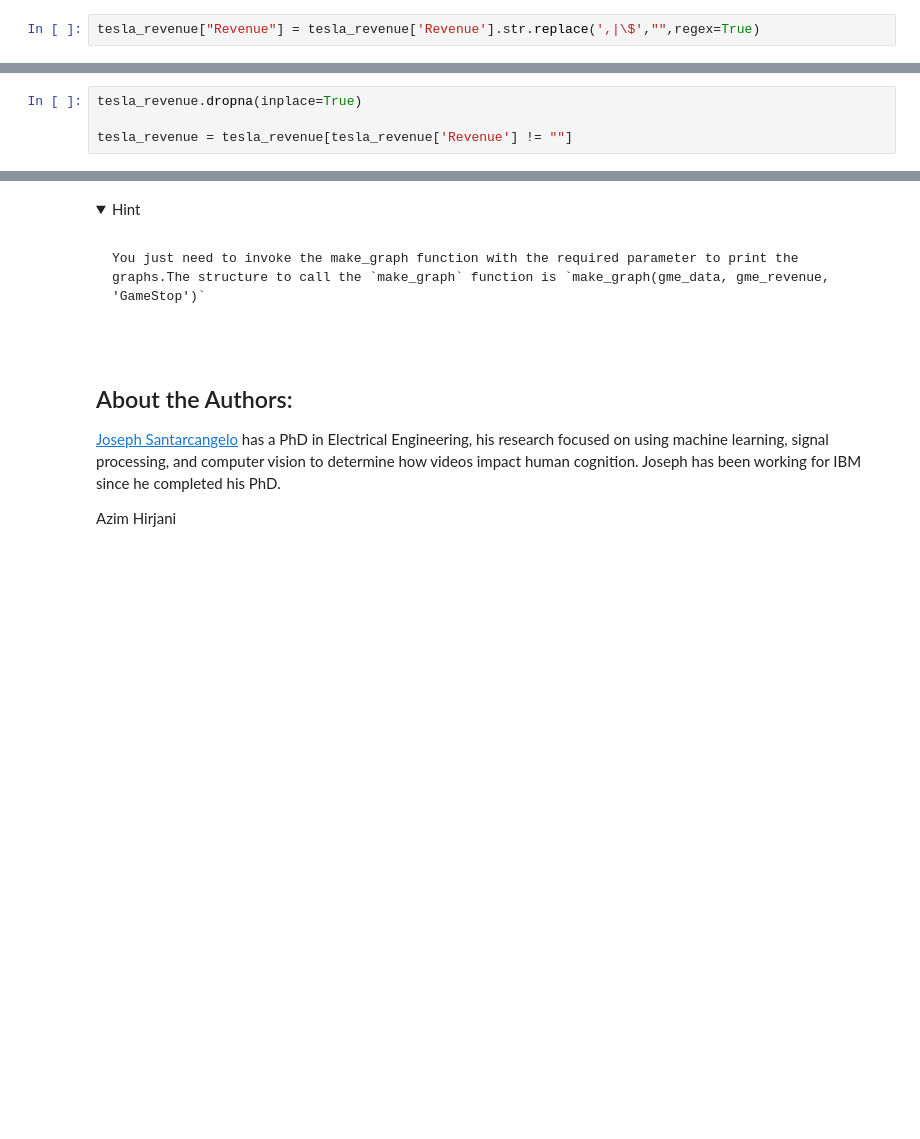
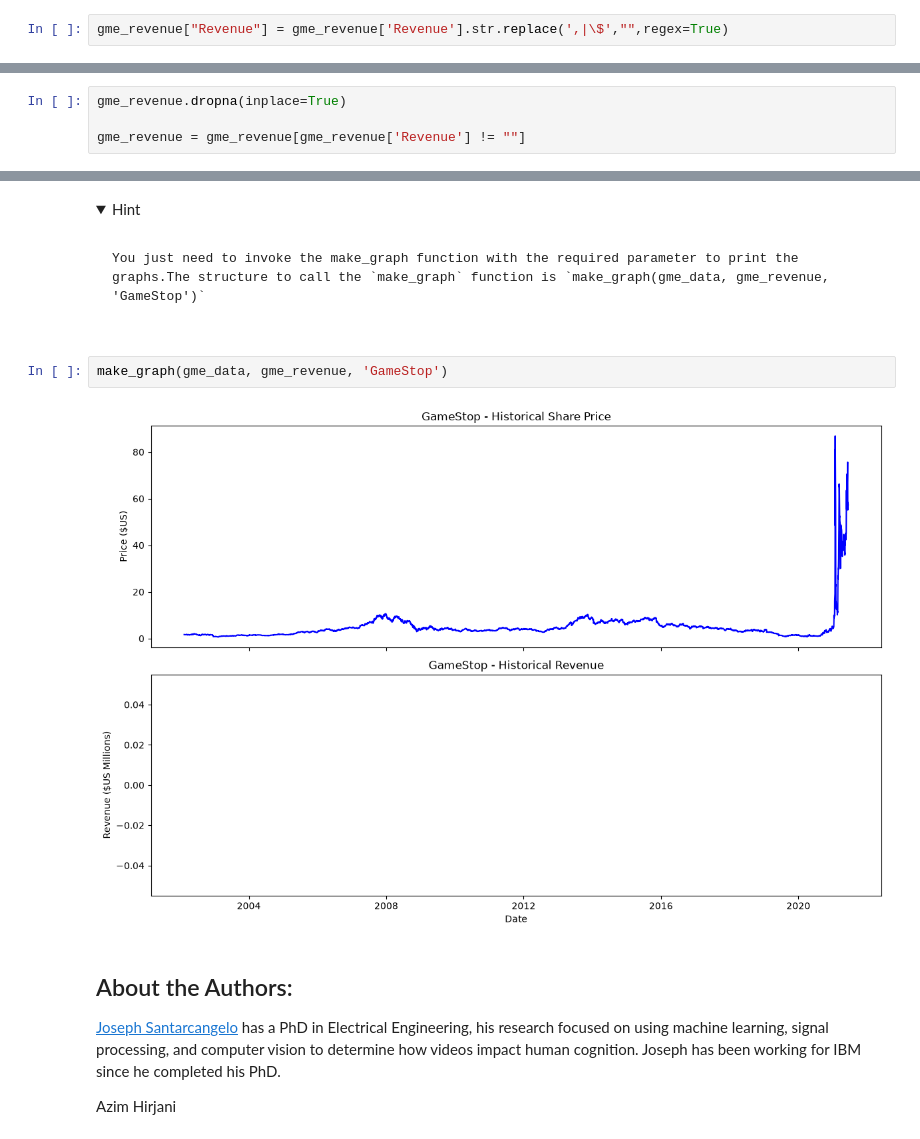
Before and after one commit to cipher10-mg/Bootcamp-ibm-data-sciene, a Jupyter notebook: Revenue Data and Building a Dashboard.ipynb, the cells around one changed output, grey strips where cells are left out. Cells and saved outputs as stored; diff of their text form; folded sections open; blank space fills up the shorter version.

````diff
--- a/Revenue Data and Building a Dashboard.ipynb
+++ b/Revenue Data and Building a Dashboard.ipynb
@@ -270,13 +267,13 @@ If you want to use the read_html function the table is located at index 1
 
 </details>
 # %%
-tesla_revenue["Revenue"] = tesla_revenue['Revenue'].str.replace(',|\$',"",regex=True)
+gme_revenue["Revenue"] = gme_revenue['Revenue'].str.replace(',|\$',"",regex=True)
 # %% [markdown]
 Remove the comma and dollar sign, an null or empty strings from the Revenue column.
 # %%
-tesla_revenue.dropna(inplace=True)
+gme_revenue.dropna(inplace=True)
 
-tesla_revenue = tesla_revenue[tesla_revenue['Revenue'] != ""]
+gme_revenue = gme_revenue[gme_revenue['Revenue'] != ""]
 # %% [markdown]
 Display the last five rows of the `gme_revenue` dataframe using the `tail` function. Take a screenshot of the results.
 # %%
@@ -315,6 +320,10 @@ You just need to invoke the make_graph function with the required parameter to p
 ```
 
 </details>
+# %%
+make_graph(gme_data, gme_revenue, 'GameStop')
+# %% [output]
+[figure, added]
 # %% [markdown]
 <h2>About the Authors:</h2>
 
````
Also changed, not shown: parts of 7 cells of this notebook.
